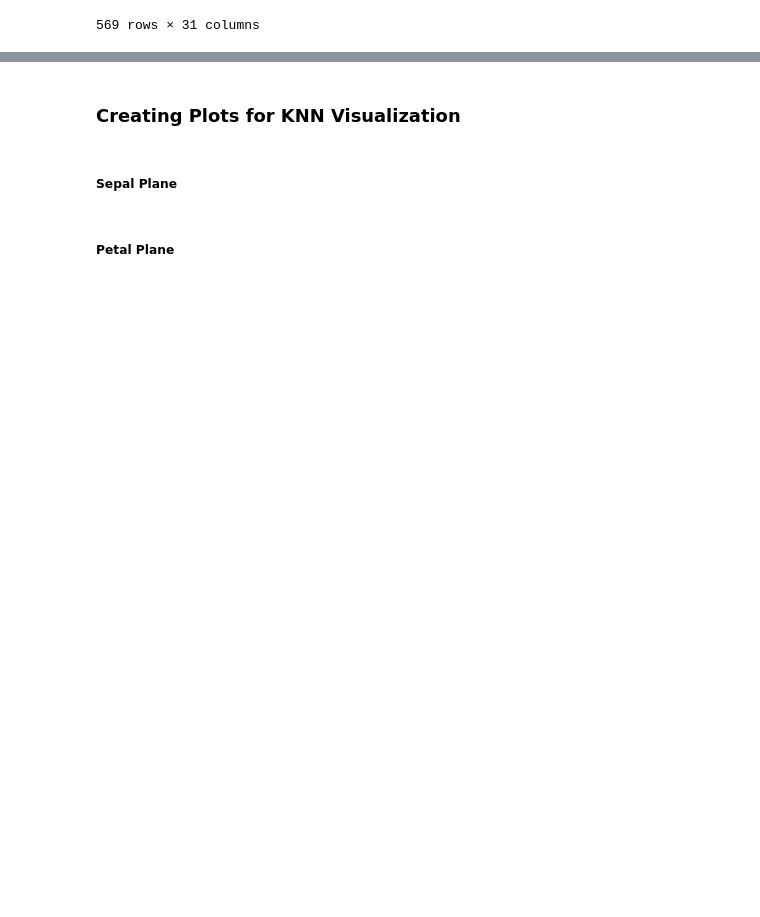
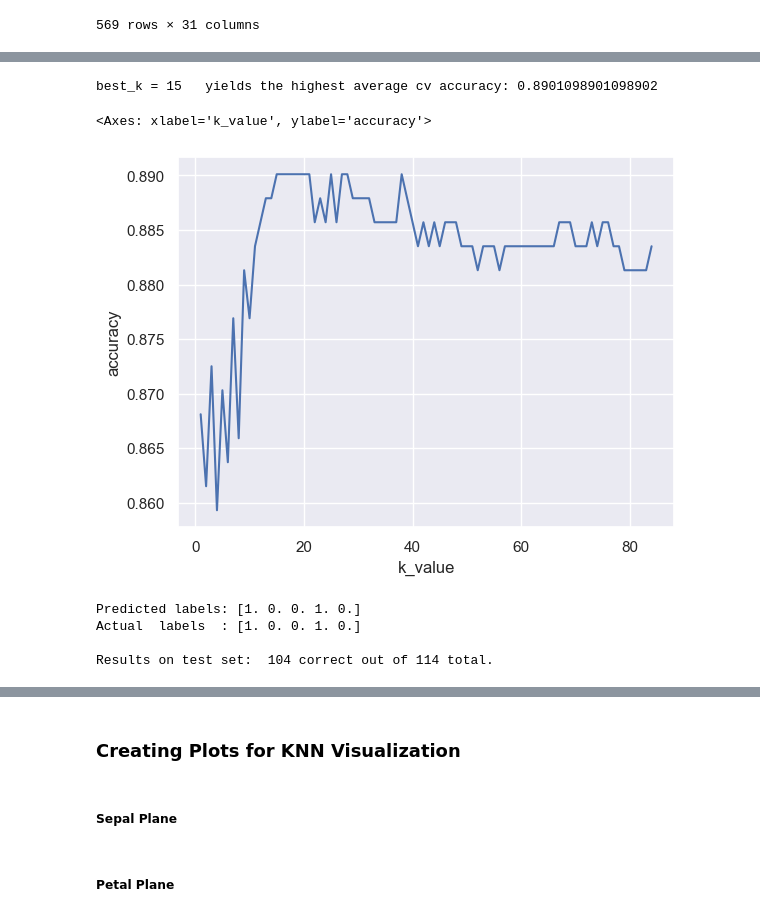
Before and after one commit to brayjmendoza/webdev-classifier, a Jupyter notebook: initial_models.ipynb, the cells around one changed output, grey strips where cells are left out. Cells and saved outputs as stored; diff of their text form; code cells hidden in the pictures; blank space fills up the shorter version.

Commit message:
added cancer knn model prediction and correction, changed variable name for correction function for generalization

```diff
--- a/initial_models.ipynb
+++ b/initial_models.ipynb
@@ -625,0 +609,66 @@ knn.fit(features, targets)
+# %%
+## Train KNN model
+
+from sklearn.model_selection import cross_val_score
+from sklearn.neighbors import KNeighborsClassifier
+
+# Initial guess for optimal k
+init_guess = 4
+
+all_accuracies = []
+best_k = init_guess
+best_accuracy = 0.0
+
+# Cross-Validate with test data to find best k
+for k in range(1,85):
+    knn_cv_model = KNeighborsClassifier(n_neighbors=k)
+    cv_scores = cross_val_score( knn_cv_model, X_train, y_train, cv=5 )  # cv=5 means 80/20
+    this_cv_accuracy = cv_scores.mean()
+
+    if this_cv_accuracy > best_accuracy:
+        best_accuracy = this_cv_accuracy
+        best_k = k
+
+    all_accuracies.append(this_cv_accuracy)
+
+# Train model with best k
+knn_model = KNeighborsClassifier(n_neighbors=best_k)
+knn_model.fit(X_train, y_train)
+
+print(f"best_k = {best_k}   yields the highest average cv accuracy: {best_accuracy}")
+# %% [output]
+best_k = 15   yields the highest average cv accuracy: 0.8901098901098902
+# %%
+## Visualize Cross-Validation
+
+# Let's create a pandas dataframe out of the above cell's data
+crossvalidation_df = pd.DataFrame( {"k_value":np.asarray(range(1,84+1)),
+                                    "accuracy":np.asarray(all_accuracies)}
+                                    )
+
+sns.set_theme(style="darkgrid")
+
+# Plot the responses for different events and regions
+sns.lineplot(x="k_value", y="accuracy",  #  hue="region", style="event",
+             data=crossvalidation_df)
+# %% [output]
+<Axes: xlabel='k_value', ylabel='accuracy'>
+[figure, added]
+# %%
+## Test model
+
+predicted_labels = knn_model.predict(X_test)
+actual_labels = y_test
+
+print("Predicted labels:", predicted_labels[0:5])
+print("Actual  labels  :", actual_labels[0:5])
+
+# Overall results
+num_correct = sum(predicted_labels == actual_labels)
+total = len(actual_labels)
+print(f"\nResults on test set:  {num_correct} correct out of {total} total.")
+# %% [output]
+Predicted labels: [1. 0. 0. 1. 0.]
+Actual  labels  : [1. 0. 0. 1. 0.]
+
+Results on test set:  104 correct out of 114 total.
```
Also changed, not shown: parts of 9 cells of this notebook, 11 other files.
